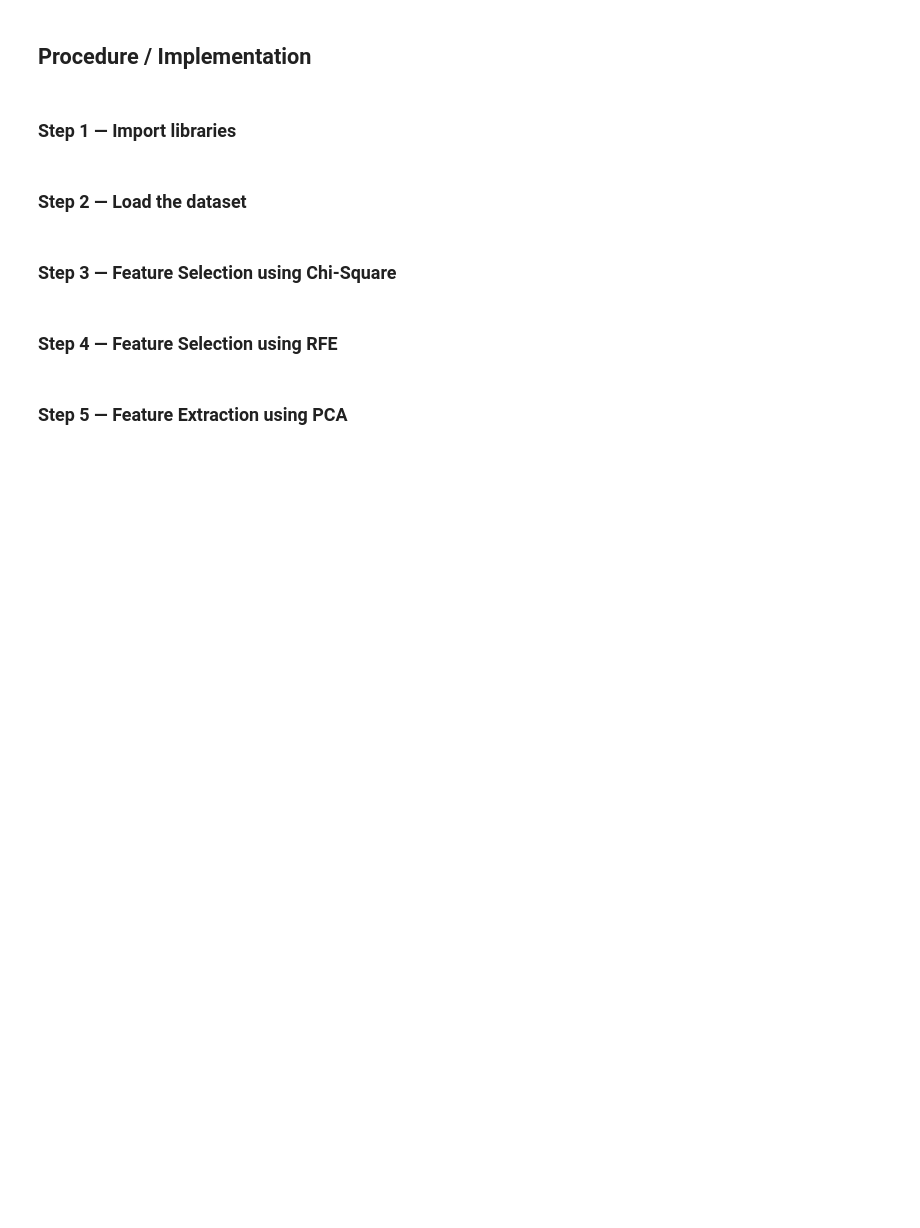
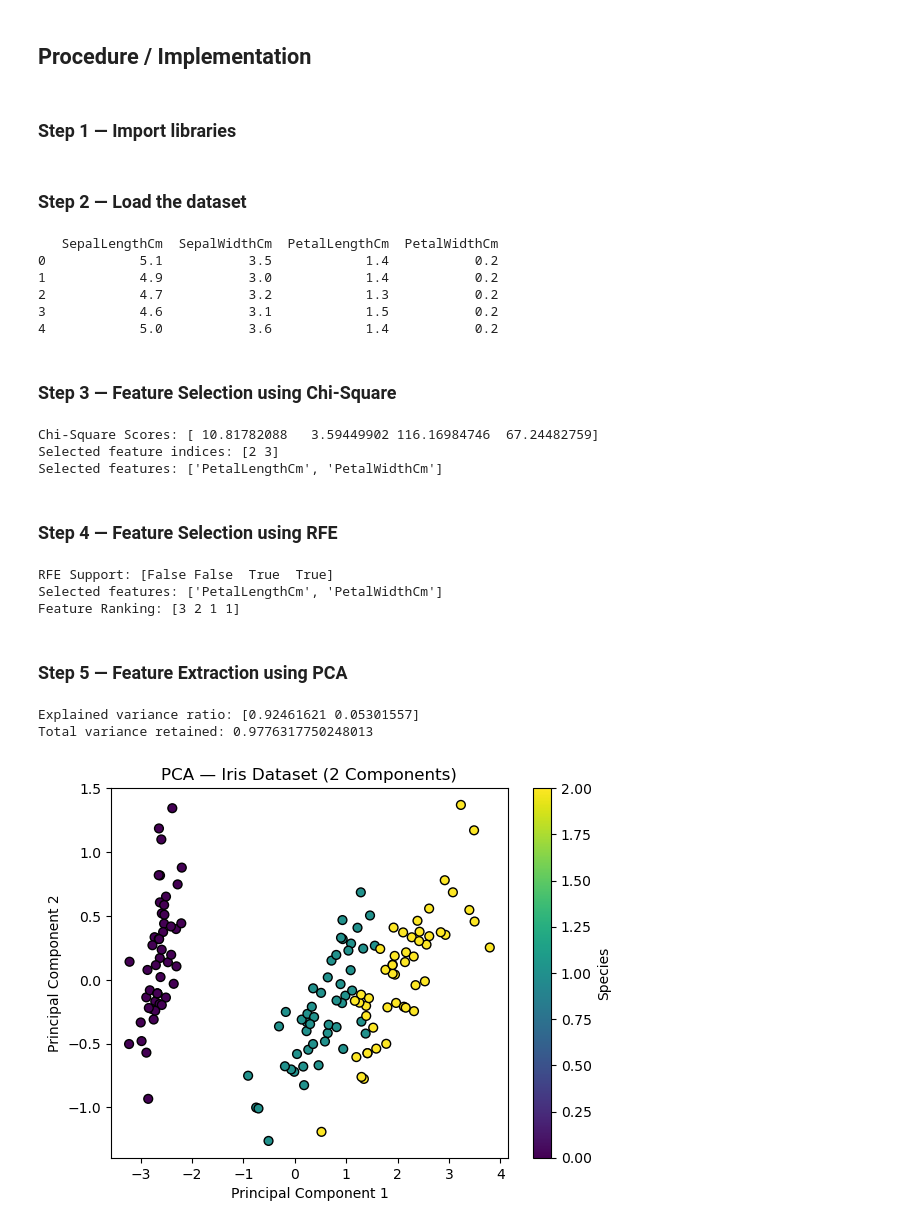
Before and after one commit to HarshReaver/ML-Experiments, a Jupyter notebook: Exp_07/Exp_07.ipynb, the cells around one changed output. Cells and saved outputs as stored; diff of their text form; code cells hidden in the pictures; blank space fills up the shorter version.

```diff
--- a/Exp_07/Exp_07.ipynb
+++ b/Exp_07/Exp_07.ipynb
@@ -15,17 +38,57 @@ import pandas as pdimport matplotlib.pyplot as pltfrom sklearn.feature_selection
 # %% [markdown]
 ### Step 2 — Load the dataset
 # %%
-df = pd.read_csv('Iris.csv')X = df[['SepalLengthCm', 'SepalWidthCm', 'PetalLengthCm', 'PetalWidthCm']]y = df['Species']print(X.head())
+df = pd.read_csv('Iris.csv')
+X = df[['SepalLengthCm', 'SepalWidthCm', 'PetalLengthCm', 'PetalWidthCm']]
+y = df['Species']
+print(X.head())
+# %% [output]
+   SepalLengthCm  SepalWidthCm  PetalLengthCm  PetalWidthCm
+0            5.1           3.5            1.4           0.2
+1            4.9           3.0            1.4           0.2
+2            4.7           3.2            1.3           0.2
+3            4.6           3.1            1.5           0.2
+4            5.0           3.6            1.4           0.2
 # %% [markdown]
 ### Step 3 — Feature Selection using Chi-Square
 # %%
-selector = SelectKBest(chi2, k=2)selector.fit(X, y)print('Chi-Square Scores:', selector.scores_)print('Selected feature indices:', selector.get_support(indices=True))print('Selected features:', X.columns[selector.get_support()].tolist())
+selector = SelectKBest(chi2, k=2)
+selector.fit(X, y)
+print('Chi-Square Scores:', selector.scores_)
+print('Selected feature indices:', selector.get_support(indices=True))
+print('Selected features:', X.columns[selector.get_support()].tolist())
+# %% [output]
+Chi-Square Scores: [ 10.81782088   3.59449902 116.16984746  67.24482759]
+Selected feature indices: [2 3]
+Selected features: ['PetalLengthCm', 'PetalWidthCm']
 # %% [markdown]
 ### Step 4 — Feature Selection using RFE
 # %%
-rfe = RFE(LogisticRegression(max_iter=200), n_features_to_select=2)rfe.fit(X, y)print('RFE Support:', rfe.support_)print('Selected features:', X.columns[rfe.support_].tolist())print('Feature Ranking:', rfe.ranking_)
+rfe = RFE(LogisticRegression(max_iter=200), n_features_to_select=2)
+rfe.fit(X, y)
+print('RFE Support:', rfe.support_)
+print('Selected features:', X.columns[rfe.support_].tolist())
+print('Feature Ranking:', rfe.ranking_)
+# %% [output]
+RFE Support: [False False  True  True]
+Selected features: ['PetalLengthCm', 'PetalWidthCm']
+Feature Ranking: [3 2 1 1]
 # %% [markdown]
 ### Step 5 — Feature Extraction using PCA
 # %%
-pca = PCA(n_components=2)X_pca = pca.fit_transform(X)print('Explained variance ratio:', pca.explained_variance_ratio_)print('Total variance retained:', sum(pca.explained_variance_ratio_))plt.scatter(X_pca[:, 0], X_pca[:, 1], c=pd.Categorical(y).codes, cmap='viridis', edgecolors='k', s=40)plt.xlabel('Principal Component 1')plt.ylabel('Principal Component 2')plt.title('PCA — Iris Dataset (2 Components)')plt.colorbar(label='Species')plt.show()
+pca = PCA(n_components=2)
+X_pca = pca.fit_transform(X)
+print('Explained variance ratio:', pca.explained_variance_ratio_)
+print('Total variance retained:', sum(pca.explained_variance_ratio_))
+
+plt.scatter(X_pca[:, 0], X_pca[:, 1], c=pd.Categorical(y).codes, cmap='viridis', edgecolors='k', s=40)
+plt.xlabel('Principal Component 1')
+plt.ylabel('Principal Component 2')
+plt.title('PCA — Iris Dataset (2 Components)')
+plt.colorbar(label='Species')
+plt.show()
+# %% [output]
+Explained variance ratio: [0.92461621 0.05301557]
+Total variance retained: 0.9776317750248013
+[figure, added]
 # %% [markdown]
```
Also changed, not shown: parts of 1 cell of this notebook, 10 other files.
